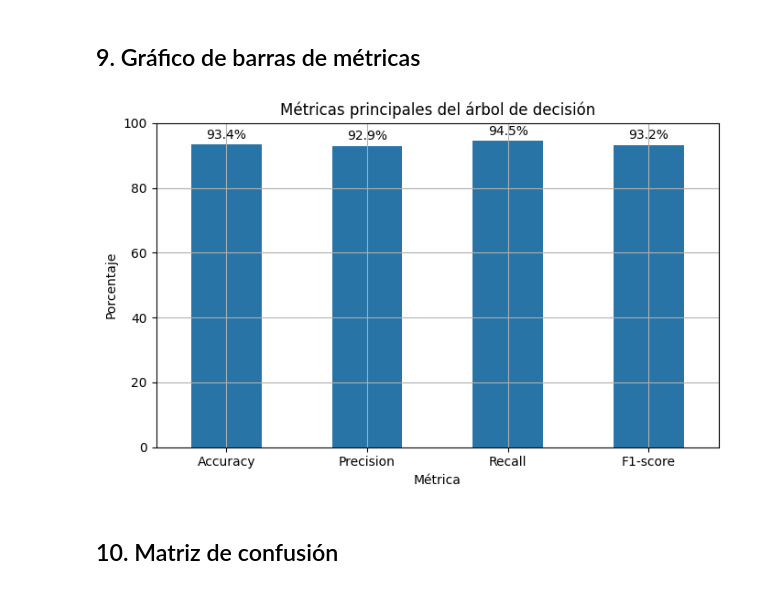
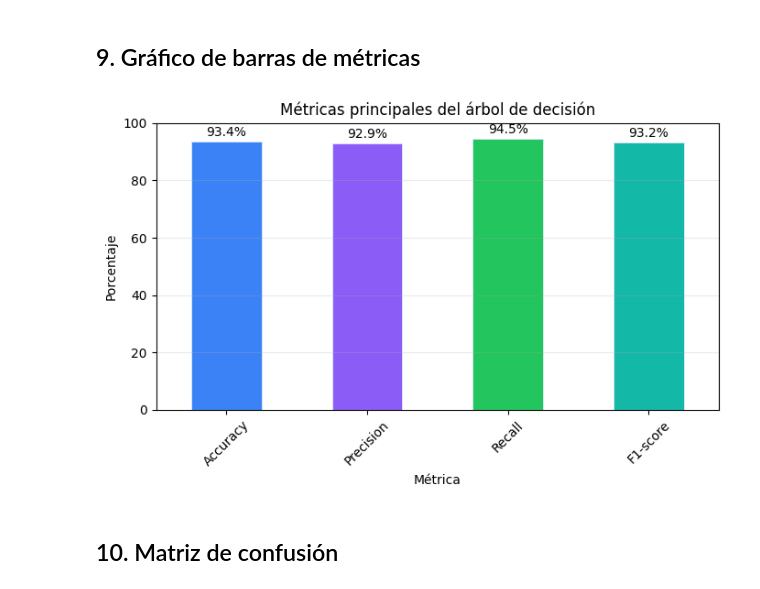
Before and after one commit to Garotyy/Q-SOC_SOAR_Public, a Jupyter notebook: notebooks/evaluacion_modelo_ml.ipynb, the cells around one changed output. Cells and saved outputs as stored; diff of their text form; code cells hidden in the pictures.

Commit message:
Actualiza colores de graficos en notebook ML

```diff
--- a/notebooks/evaluacion_modelo_ml.ipynb
+++ b/notebooks/evaluacion_modelo_ml.ipynb
@@ -363,29 +377,44 @@ Métricas guardadas para el dashboard:
 # %%
 metricas_para_grafico = pd.Series(
     {
         "Accuracy": accuracy * 100,
         "Precision": precision_macro * 100,
         "Recall": recall_macro * 100,
         "F1-score": f1_macro * 100,
     }
 )
 
+colores_metricas = {
+    "Accuracy": "#3b82f6",
+    "Precision": "#8b5cf6",
+    "Recall": "#22c55e",
+    "F1-score": "#14b8a6",
+}
+
 fig, ax = plt.subplots(figsize=(7, 4.5))
-metricas_para_grafico.plot(kind="bar", ax=ax, color="#2874a6")
+metricas_para_grafico.plot(
+    kind="bar",
+    ax=ax,
+    color=[colores_metricas.get(metrica, "#60a5fa") for metrica in metricas_para_grafico.index],
+    edgecolor="#dbeafe",
+    linewidth=0.6,
+)
 ax.set_title("Métricas principales del árbol de decisión")
 ax.set_xlabel("Métrica")
 ax.set_ylabel("Porcentaje")
 ax.set_ylim(0, 100)
-ax.tick_params(axis="x", rotation=0)
+ax.tick_params(axis="x", rotation=45)
+ax.grid(axis="y", alpha=0.25)
+ax.grid(axis="x", visible=False)
 
 for indice, valor in enumerate(metricas_para_grafico.values):
     ax.text(indice, valor + 1, f"{valor:.1f}%", ha="center", va="bottom")
 
 fig.tight_layout()
 fig.savefig(OUTPUTS_DIR / "metricas_arbol_decision.png", dpi=150, bbox_inches="tight")
 plt.show()
 # %% [output]
-[figure, old version]
+[figure, new version]
 # %% [markdown]
 ## 10. Matriz de confusión
 # %%
```
Also changed, not shown: parts of 1 cell of this notebook, 2 other files.
